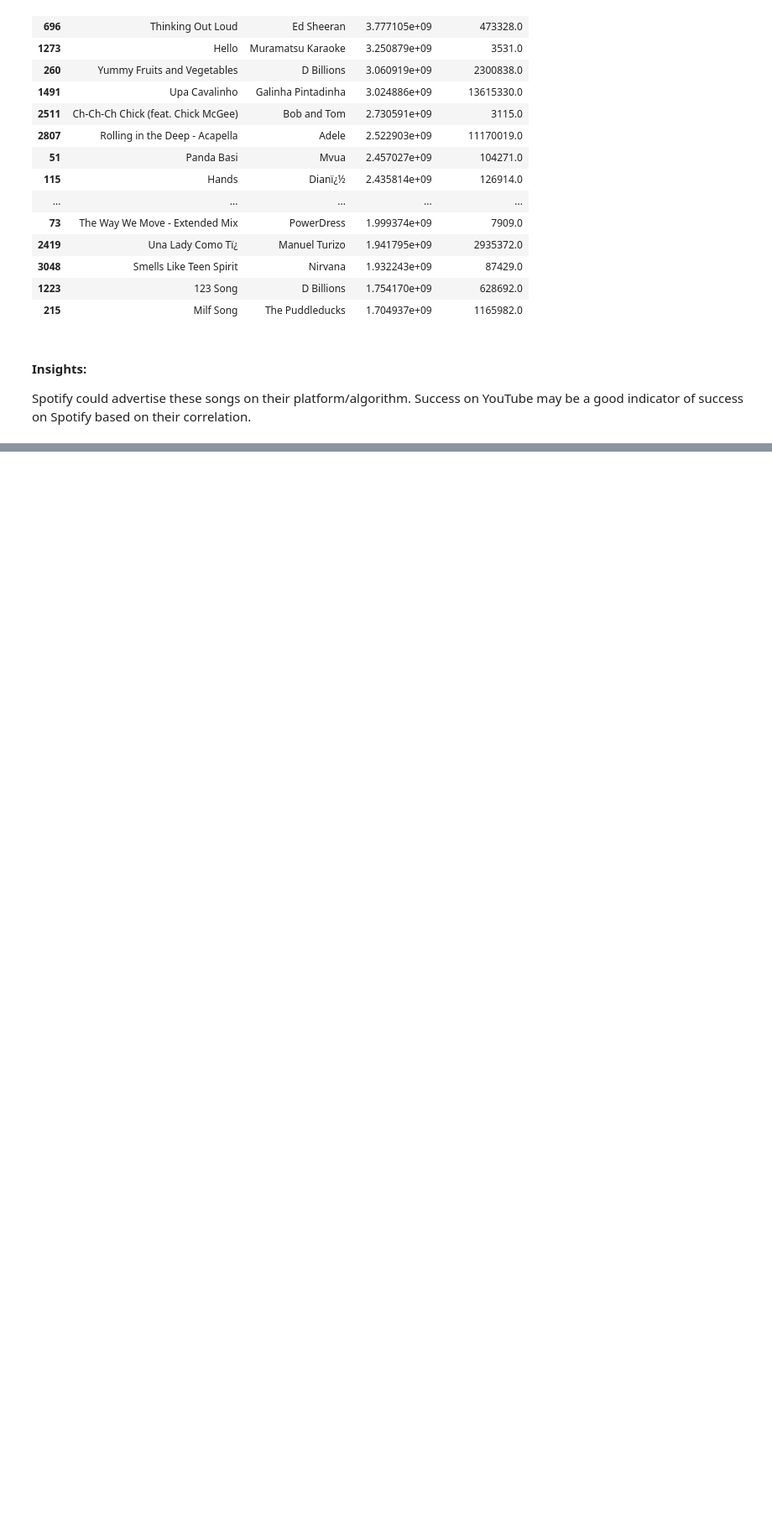
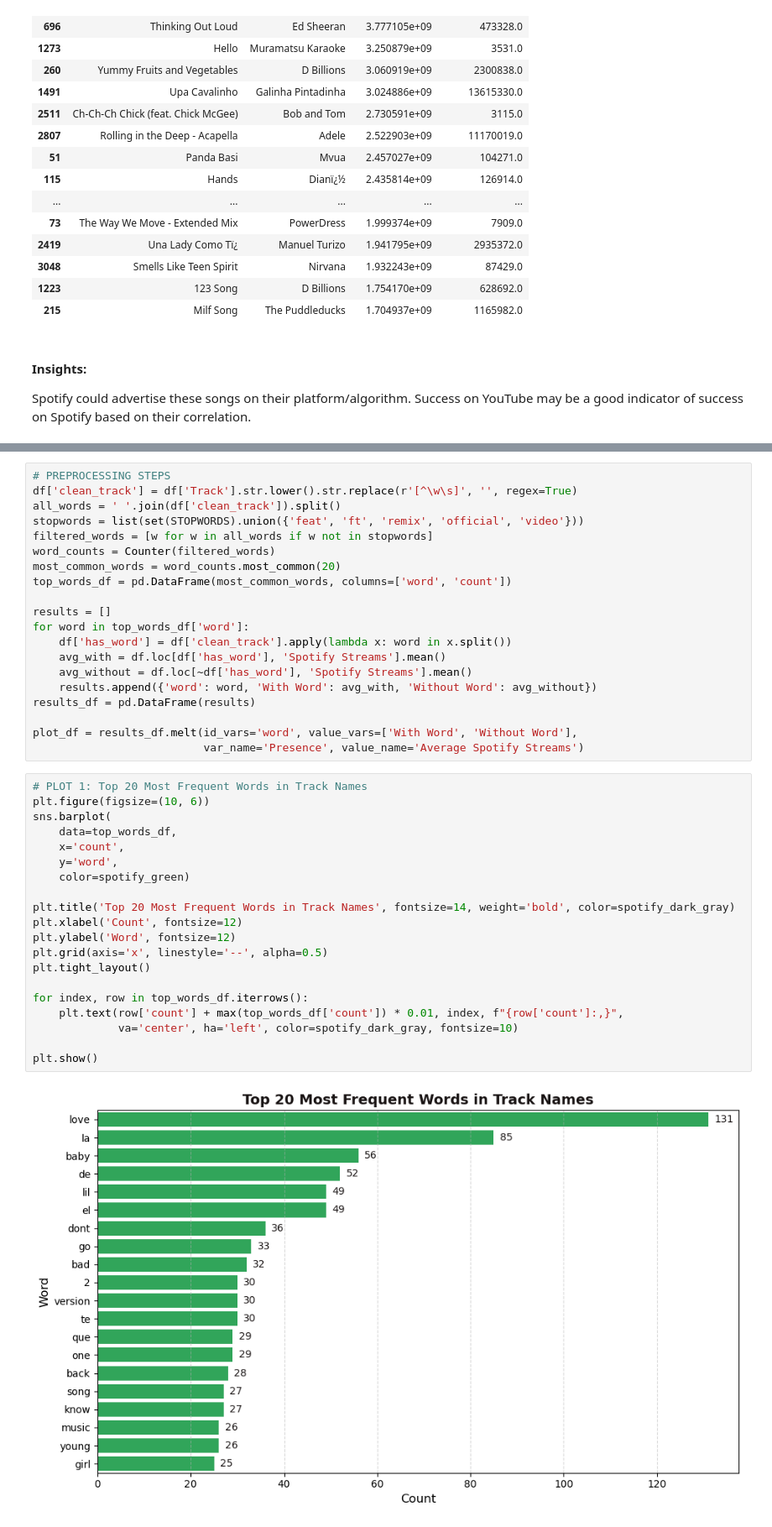
Before and after one commit to mani-atwal/Most-Streamed-Spotify-Songs-2024-Exploratory-Data-Analysis, a Jupyter notebook: final_project.ipynb, the cells around one changed output, grey strips where cells are left out. Shown at 84% size. Cells and saved outputs as stored; diff of their text form; blank space fills up the shorter version.

Commit message:
Added Track Title analysis

```diff
--- a/final_project.ipynb
+++ b/final_project.ipynb
@@ -257,0 +266,42 @@ Spotify could advertise these songs on their platform/algorithm. Success on YouT
+# %%
+# PREPROCESSING STEPS
+df['clean_track'] = df['Track'].str.lower().str.replace(r'[^\w\s]', '', regex=True)
+all_words = ' '.join(df['clean_track']).split()
+stopwords = list(set(STOPWORDS).union({'feat', 'ft', 'remix', 'official', 'video'}))
+filtered_words = [w for w in all_words if w not in stopwords]
+word_counts = Counter(filtered_words)
+most_common_words = word_counts.most_common(20)
+top_words_df = pd.DataFrame(most_common_words, columns=['word', 'count'])
+
+results = []
+for word in top_words_df['word']:
+    df['has_word'] = df['clean_track'].apply(lambda x: word in x.split())
+    avg_with = df.loc[df['has_word'], 'Spotify Streams'].mean()
+    avg_without = df.loc[~df['has_word'], 'Spotify Streams'].mean()
+    results.append({'word': word, 'With Word': avg_with, 'Without Word': avg_without})
+results_df = pd.DataFrame(results)
+
+plot_df = results_df.melt(id_vars='word', value_vars=['With Word', 'Without Word'],
+                          var_name='Presence', value_name='Average Spotify Streams')
+# %%
+# PLOT 1: Top 20 Most Frequent Words in Track Names
+plt.figure(figsize=(10, 6))
+sns.barplot(
+    data=top_words_df,
+    x='count',
+    y='word',
+    color=spotify_green)
+
+plt.title('Top 20 Most Frequent Words in Track Names', fontsize=14, weight='bold', color=spotify_dark_gray)
+plt.xlabel('Count', fontsize=12)
+plt.ylabel('Word', fontsize=12)
+plt.grid(axis='x', linestyle='--', alpha=0.5)
+plt.tight_layout()
+
+for index, row in top_words_df.iterrows():
+    plt.text(row['count'] + max(top_words_df['count']) * 0.01, index, f"{row['count']:,}",
+             va='center', ha='left', color=spotify_dark_gray, fontsize=10)
+
+plt.show()
+# %% [output]
+[figure, added]
```
Also changed, not shown: parts of 7 cells of this notebook, 1 other file.
